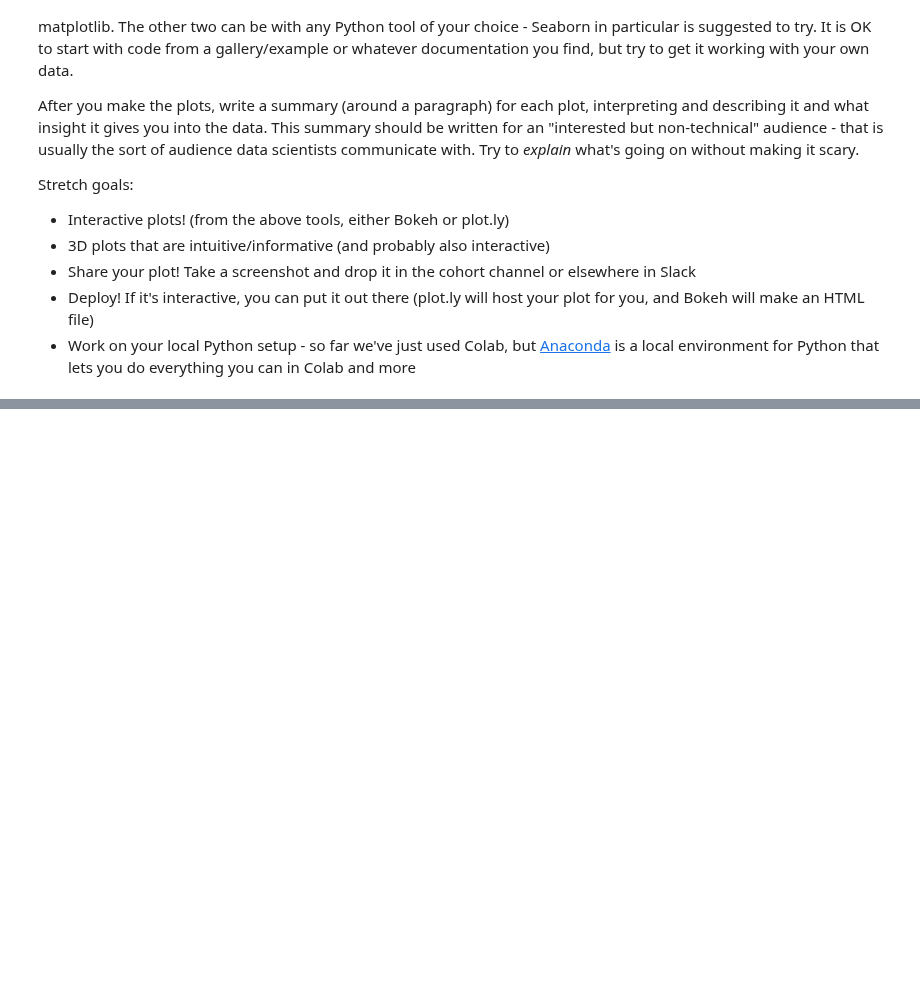
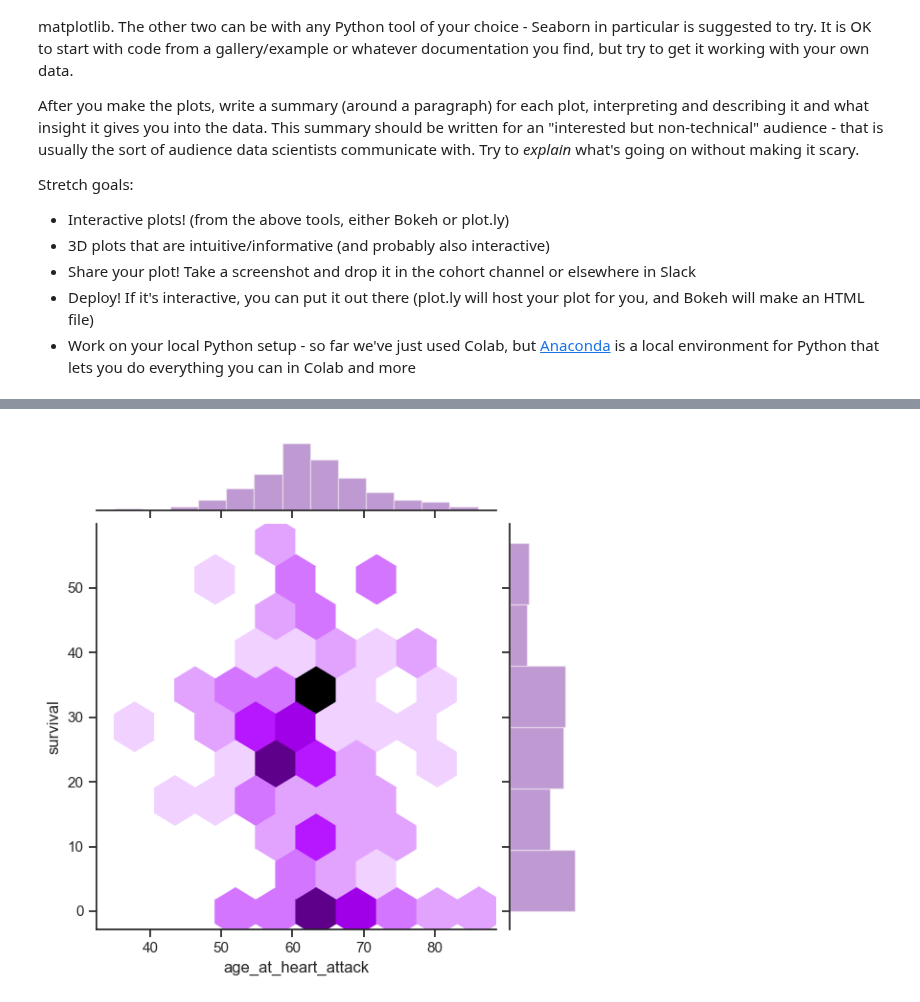
Before and after one commit to bloominstituteoftechnology/DS-Unit-1-Sprint-1-Dealing-With-Data, a Jupyter notebook: module3-basicdatavisualizations/LS_DS_113_Basic_Data_Visualizations.ipynb, the cells around one changed output, grey strips where cells are left out. Cells and saved outputs as stored; diff of their text form; code cells hidden in the pictures; blank space fills up the shorter version.

```diff
--- a/module3-basicdatavisualizations/LS_DS_113_Basic_Data_Visualizations.ipynb
+++ b/module3-basicdatavisualizations/LS_DS_113_Basic_Data_Visualizations.ipynb
@@ -161,0 +210,5 @@ Stretch goals:
+# %%
+sns.set(style="ticks")
+sns.jointplot(echo_df['age_at_heart_attack'], echo_df['survival'], kind="hex", color="#61008D");
+# %% [output]
+[figure, added]
```
Also changed, not shown: parts of 11 cells of this notebook.
